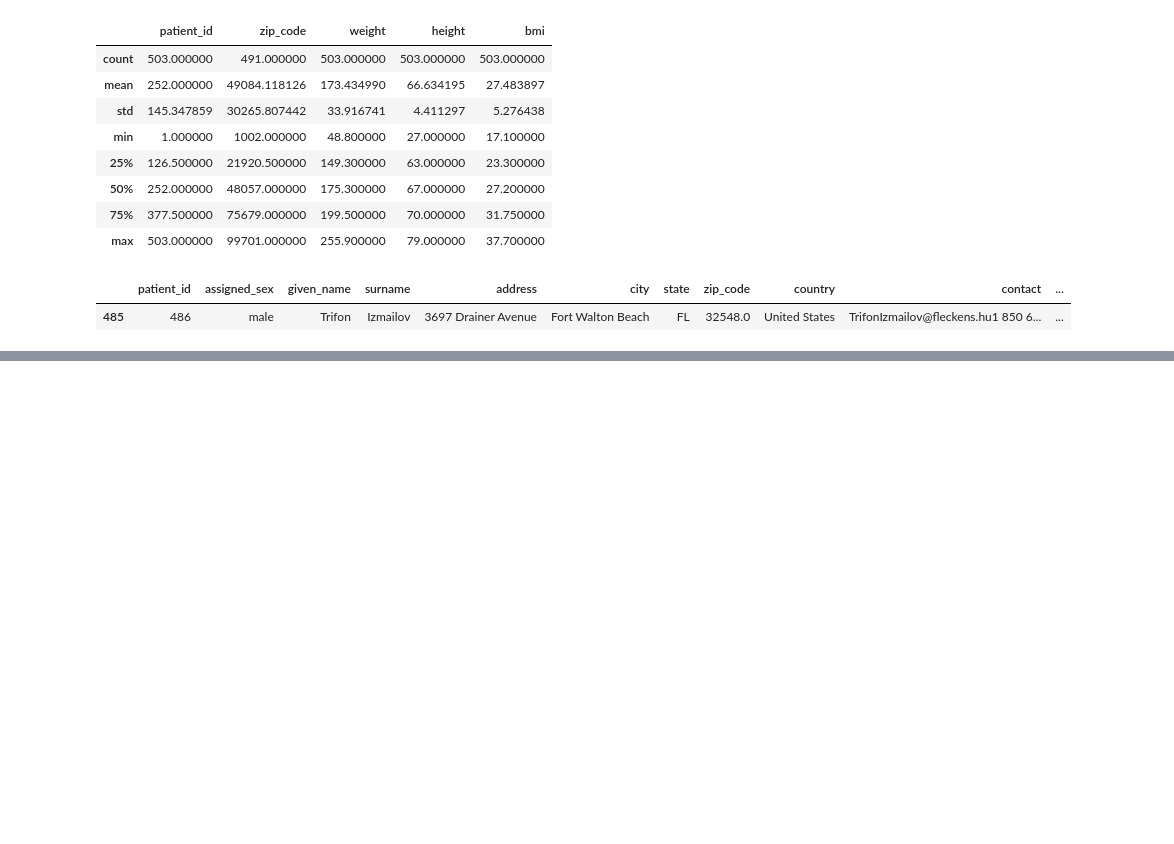
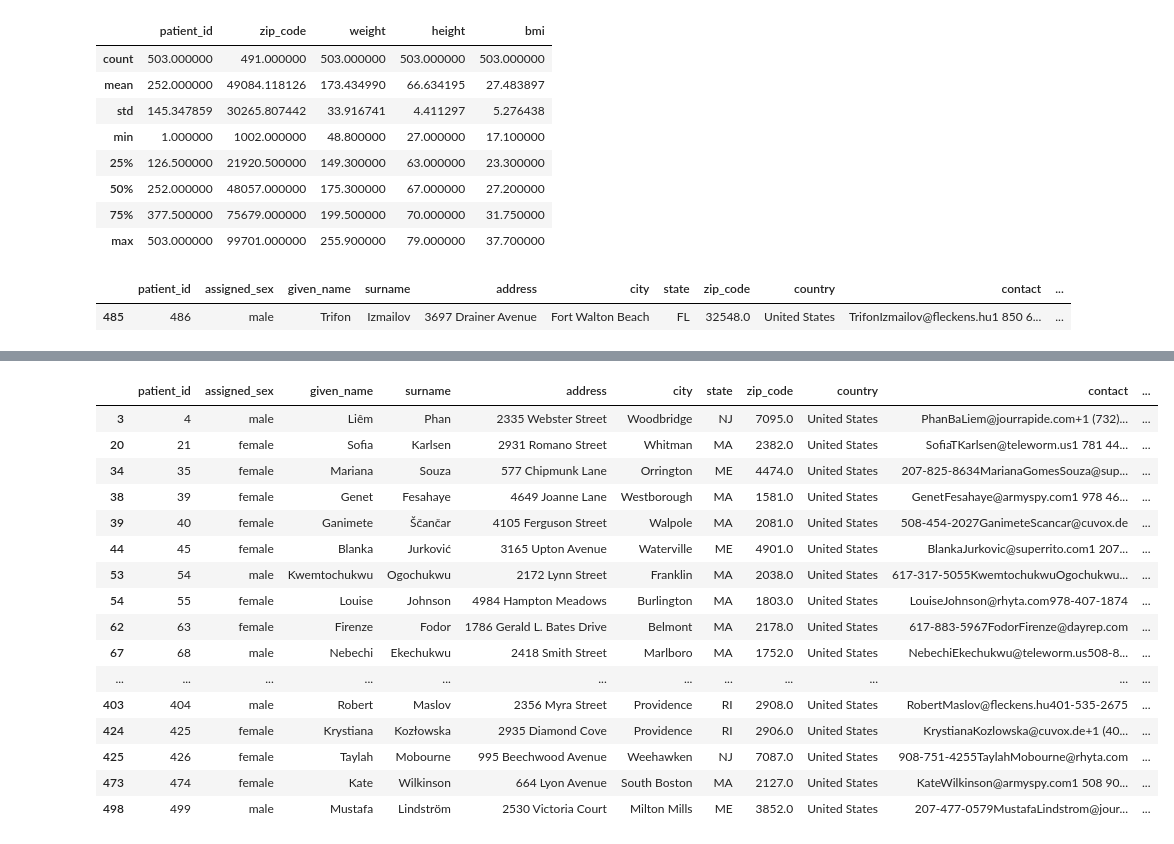
Before and after one commit to Priya-Rathor/Machine-learning, a Jupyter notebook: UnitOne/Datasets/data.ipynb, the cells around one changed output, grey strips where cells are left out. Saved outputs shown, nothing was run; the diff lists cells and outputs as text; code cells hidden in the pictures; blank space fills up the shorter version.

```diff
--- a/UnitOne/Datasets/data.ipynb
+++ b/UnitOne/Datasets/data.ipynb
@@ -154,0 +260,21 @@ patients[patients['weight']==patients['weight'].max()]
+# %%
+# 4️⃣ See patients with ZIP code less than 10000 (unusual ZIPs):
+patients[patients['zip_code'] < 10000]
+# %% [output]
+|  | patient_id | assigned_sex | given_name | surname | address | city | state | zip_code | country | contact | ... |
+| 3 | 4 | male | Liêm | Phan | 2335 Webster Street | Woodbridge | NJ | 7095.0 | United States | PhanBaLiem@jourrapide.com+1 (732)... | ... |
+| 20 | 21 | female | Sofia | Karlsen | 2931 Romano Street | Whitman | MA | 2382.0 | United States | SofiaTKarlsen@teleworm.us1 781 44... | ... |
+| 34 | 35 | female | Mariana | Souza | 577 Chipmunk Lane | Orrington | ME | 4474.0 | United States | 207-825-8634MarianaGomesSouza@sup... | ... |
+| 38 | 39 | female | Genet | Fesahaye | 4649 Joanne Lane | Westborough | MA | 1581.0 | United States | GenetFesahaye@armyspy.com1 978 46... | ... |
+| 39 | 40 | female | Ganimete | Ščančar | 4105 Ferguson Street | Walpole | MA | 2081.0 | United States | 508-454-2027GanimeteScancar@cuvox.de | ... |
+| 44 | 45 | female | Blanka | Jurković | 3165 Upton Avenue | Waterville | ME | 4901.0 | United States | BlankaJurkovic@superrito.com1 207... | ... |
+| 53 | 54 | male | Kwemtochukwu | Ogochukwu | 2172 Lynn Street | Franklin | MA | 2038.0 | United States | 617-317-5055KwemtochukwuOgochukwu... | ... |
+| 54 | 55 | female | Louise | Johnson | 4984 Hampton Meadows | Burlington | MA | 1803.0 | United States | LouiseJohnson@rhyta.com978-407-1874 | ... |
+| 62 | 63 | female | Firenze | Fodor | 1786 Gerald L. Bates Drive | Belmont | MA | 2178.0 | United States | 617-883-5967FodorFirenze@dayrep.com | ... |
+| 67 | 68 | male | Nebechi | Ekechukwu | 2418 Smith Street | Marlboro | MA | 1752.0 | United States | NebechiEkechukwu@teleworm.us508-8... | ... |
+| ... | ... | ... | ... | ... | ... | ... | ... | ... | ... | ... | ... |
+| 403 | 404 | male | Robert | Maslov | 2356 Myra Street | Providence | RI | 2908.0 | United States | RobertMaslov@fleckens.hu401-535-2675 | ... |
+| 424 | 425 | female | Krystiana | Kozłowska | 2935 Diamond Cove | Providence | RI | 2906.0 | United States | KrystianaKozlowska@cuvox.de+1 (40... | ... |
+| 425 | 426 | female | Taylah | Mobourne | 995 Beechwood Avenue | Weehawken | NJ | 7087.0 | United States | 908-751-4255TaylahMobourne@rhyta.com | ... |
+| 473 | 474 | female | Kate | Wilkinson | 664 Lyon Avenue | South Boston | MA | 2127.0 | United States | KateWilkinson@armyspy.com1 508 90... | ... |
+| 498 | 499 | male | Mustafa | Lindström | 2530 Victoria Court | Milton Mills | ME | 3852.0 | United States | 207-477-0579MustafaLindstrom@jour... | ... |
```
Also changed, not shown: parts of 41 cells of this notebook.
